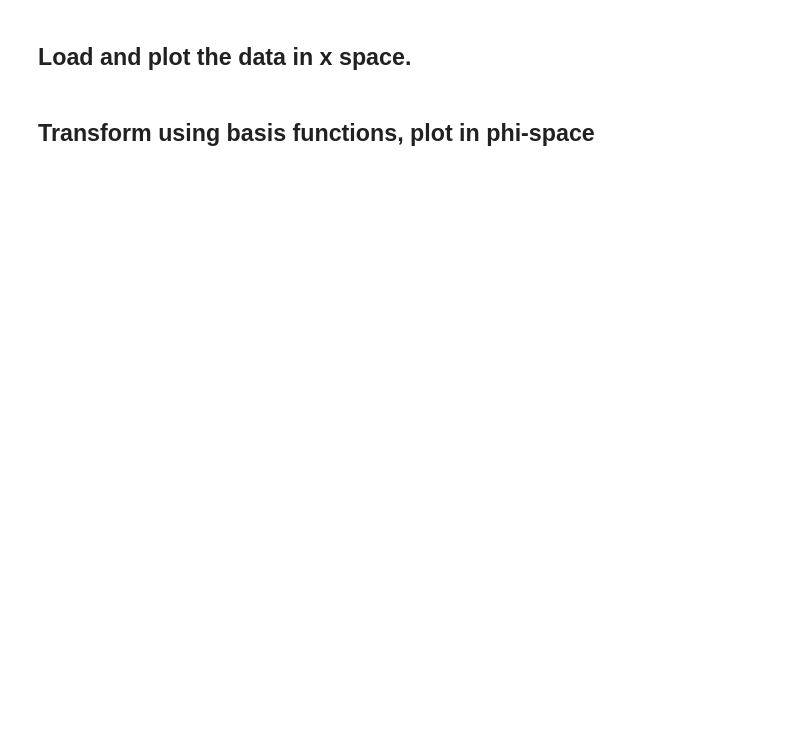
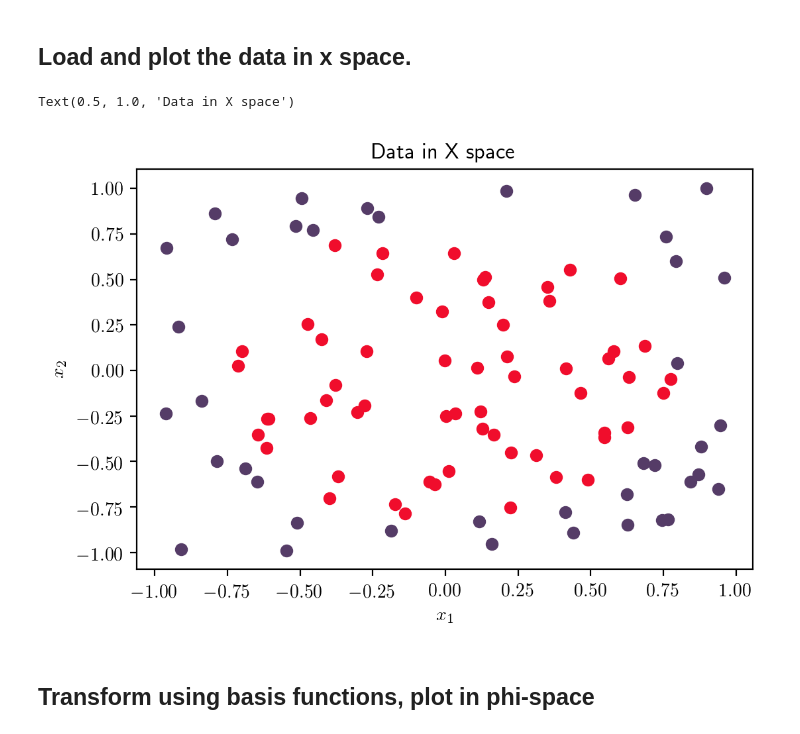
Before and after one commit to krisreyes/mdi504-F19-notebooks, a Jupyter notebook: Lecture 22 - Support Vector Machines.ipynb, the cells around one changed output. Cells and saved outputs as stored; diff of their text form; code cells hidden in the pictures; blank space fills up the shorter version.

```diff
--- a/Lecture 22 - Support Vector Machines.ipynb
+++ b/Lecture 22 - Support Vector Machines.ipynb
@@ -18,24 +18,27 @@ plt.rc('text.latex', preamble=r'\usepackage{bm}')
 # %% [markdown]
 ## Load and plot the data in x space.
 # %%
-data = np.loadtxt('lec16.txt')
+data = np.loadtxt('data/lec22.txt')
 x = data[:,0:2]
 c = data[:,2]
 num_points = len(c)
 
 # boolean indices to positively and negatively classified data
 I_pos = (c == 1)
 I_neg = (c == -1)
 
 # plot points classified as positive
 plt.scatter(x[I_pos,0], x[I_pos,1])
 
 # plot points classified as negative
 plt.scatter(x[I_neg,0], x[I_neg,1])
 
 plt.xlabel('$x_1$')
 plt.ylabel('$x_2$')
 plt.title('Data in X space')
+# %% [output]
+Text(0.5, 1.0, 'Data in X space')
+[figure, added]
 # %% [markdown]
 ## Transform using basis functions, plot in phi-space
 # %%
```
Also changed, not shown: parts of 7 cells of this notebook, 1 other file.
